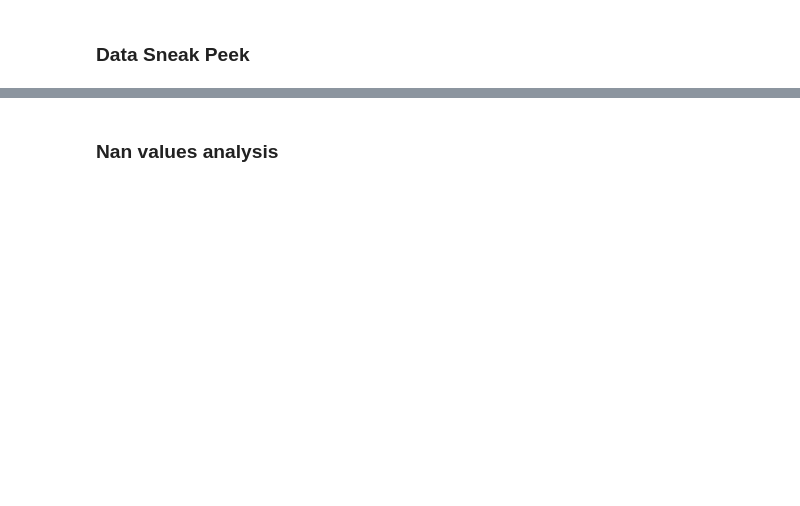
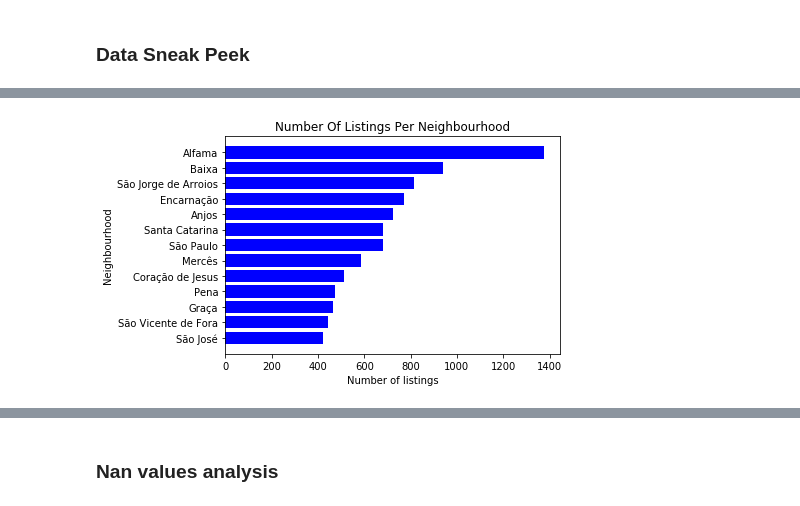
Before and after one commit to diogo-bastos/airbnb-lisbon-data-analysis, a Jupyter notebook: Airbnb-Lisbon-Data-Analysis.ipynb, the cells around one changed output, grey strips where cells are left out. Cells and saved outputs as stored; diff of their text form; code cells hidden in the pictures; blank space fills up the shorter version.

```diff
--- a/Airbnb-Lisbon-Data-Analysis.ipynb
+++ b/Airbnb-Lisbon-Data-Analysis.ipynb
@@ -51,0 +54,3 @@ This dataset has 3818 rows and 92 columns
+# %%
+nr_listings_per_neighbourhood = air_bnb_listings_raw.groupby(['neighbourhood'])['id'].count()
+nr_listings_per_neighbourhood.sort_values(ascending=False).head(10)
@@ -51,0 +70,11 @@ This dataset has 3818 rows and 92 columns
+# %%
+mask0 = nr_listings_per_neighbourhood > 400
+nr_listings_per_neighbourhood_sorted = nr_listings_per_neighbourhood.sort_values()
+plt.barh(nr_listings_per_neighbourhood_sorted[mask0].index, nr_listings_per_neighbourhood_sorted[mask0], color = 'blue')
+plt.xlabel('Number of listings')
+plt.ylabel('Neighbourhood')
+plt.title('Number Of Listings Per Neighbourhood')
+plt.show()
+plt.close()
+# %% [output]
+[figure, added]
```
Also changed, not shown: parts of 14 cells of this notebook, 1 other file.
